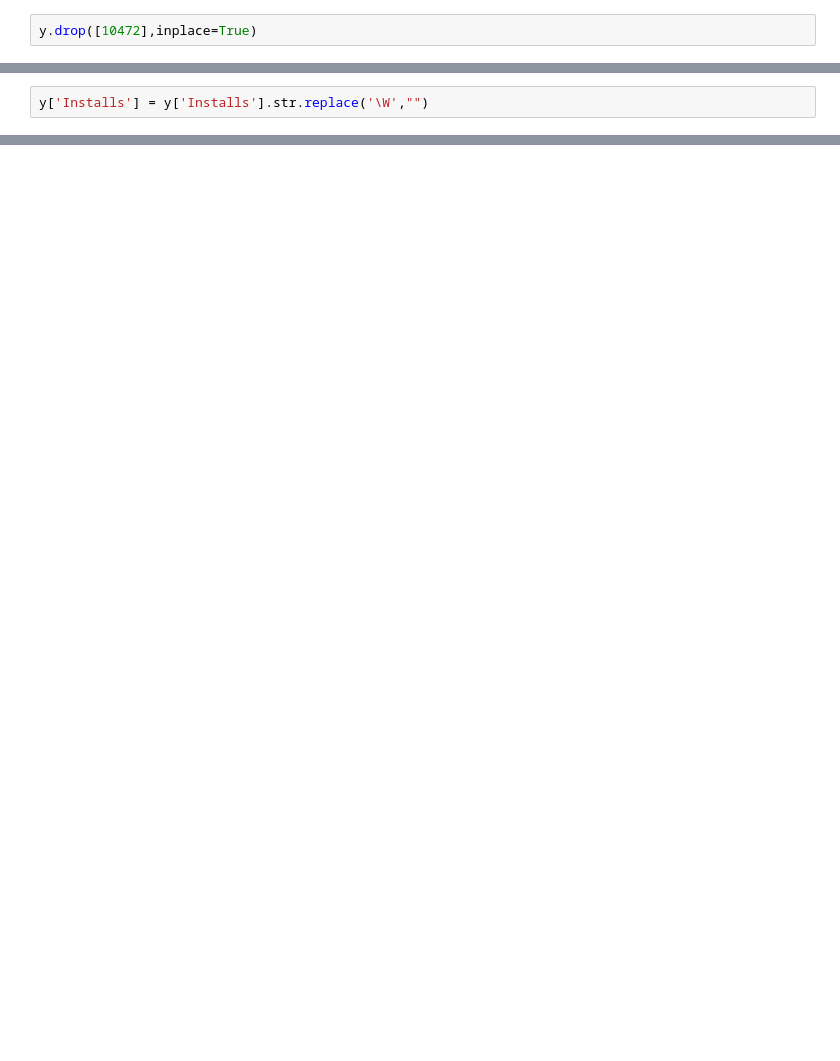
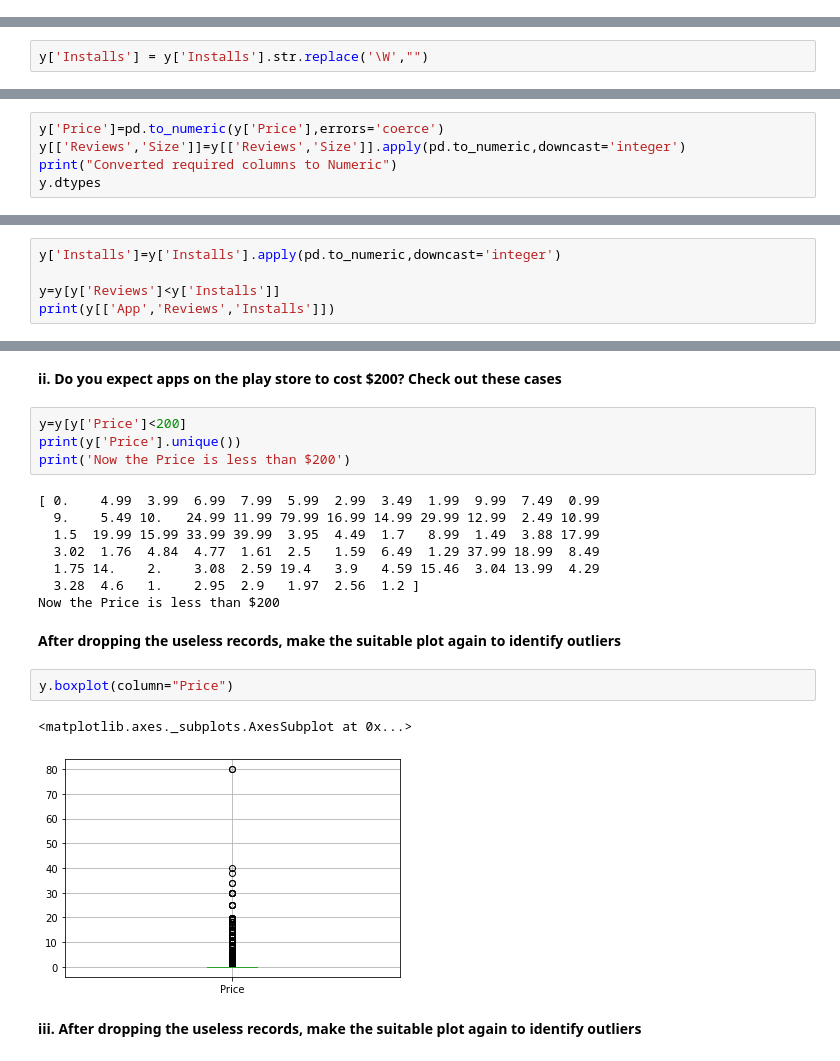
Before and after one commit to Rockydedhia/Python_For_DataScience, a Jupyter notebook: Assignment_2.ipynb, the cells around one changed output, grey strips where cells are left out. Saved outputs shown, nothing was run; the diff lists cells and outputs as text; blank space fills up the shorter version.

```diff
--- a/Assignment_2.ipynb
+++ b/Assignment_2.ipynb
@@ -75,2 +61,0 @@ y[c]
-# %%
-y.drop([10472],inplace=True)
@@ -123,0 +133,5 @@ y.loc[y['App'] == '[substratum] Vacuum: P']
+# %%
+y['Price']=pd.to_numeric(y['Price'],errors='coerce')
+y[['Reviews','Size']]=y[['Reviews','Size']].apply(pd.to_numeric,downcast='integer')
+print("Converted required columns to Numeric")
+y.dtypes
@@ -123,0 +181,5 @@ y.loc[y['App'] == '[substratum] Vacuum: P']
+# %%
+y['Installs']=y['Installs'].apply(pd.to_numeric,downcast='integer')
+
+y=y[y['Reviews']<y['Installs']]
+print(y[['App','Reviews','Installs']])
@@ -129 +215,26 @@ plt.show
 [figure]
+# %% [markdown]
+__ii. Do you expect apps on the play store to cost $200? Check out these cases__
+# %%
+y=y[y['Price']<200]
+print(y['Price'].unique())
+print('Now the Price is less than $200')
+# %% [output]
+[ 0.    4.99  3.99  6.99  7.99  5.99  2.99  3.49  1.99  9.99  7.49  0.99
+  9.    5.49 10.   24.99 11.99 79.99 16.99 14.99 29.99 12.99  2.49 10.99
+  1.5  19.99 15.99 33.99 39.99  3.95  4.49  1.7   8.99  1.49  3.88 17.99
+  3.02  1.76  4.84  4.77  1.61  2.5   1.59  6.49  1.29 37.99 18.99  8.49
+  1.75 14.    2.    3.08  2.59 19.4   3.9   4.59 15.46  3.04 13.99  4.29
+  3.28  4.6   1.    2.95  2.9   1.97  2.56  1.2 ]
+Now the Price is less than $200
+# %% [markdown]
+__After dropping the useless records, make the suitable plot again to identify
+outliers__
+# %%
+y.boxplot(column="Price")
+# %% [output]
+<matplotlib.axes._subplots.AxesSubplot at 0x...>
+[figure, added]
+# %% [markdown]
+__iii. After dropping the useless records, make the suitable plot again to identify
+outliers__
```
Also changed, not shown: parts of 84 cells of this notebook.
